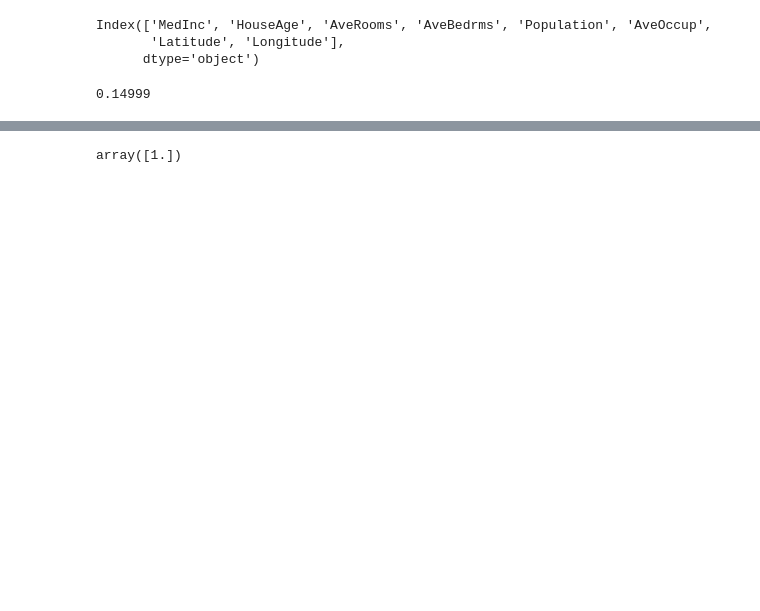
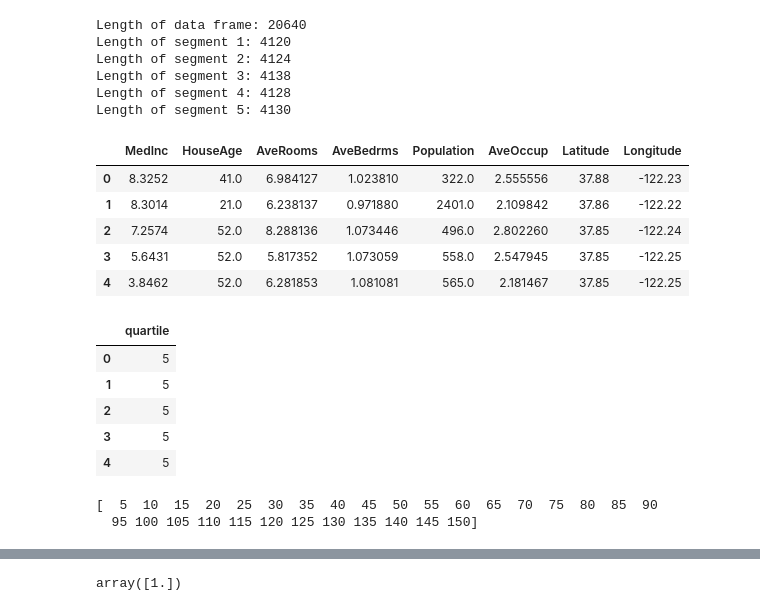
Before and after one commit to tjbrower/project8, a Jupyter notebook: Thomas's new code.ipynb, the cells around one changed output, grey strips where cells are left out. Drawn from its saved outputs; the diff is of its cells as text; code cells hidden in the pictures; blank space fills up the shorter version.

```diff
--- a/Thomas's new code.ipynb
+++ b/Thomas's new code.ipynb
@@ -62,8 +10,54 @@ To retain the current behavior and silence the warning, pass 'sort=True'.
-# %%
-display(df_x.columns)
-test_y = df_y.values
-# %% [output]
-Index(['MedInc', 'HouseAge', 'AveRooms', 'AveBedrms', 'Population', 'AveOccup',
-       'Latitude', 'Longitude'],
-      dtype='object')
-0.14999
+# %%
+# prepare data
+dummy = data.fetch_california_housing()
+df = pd.DataFrame(dummy.data, columns = dummy.feature_names)
+values = []
+q0 = np.min(dummy.target)
+q20 = np.percentile(dummy.target, 20)
+q40 = np.percentile(dummy.target, 40)
+q60 = np.percentile(dummy.target, 60)
+q80 = np.percentile(dummy.target, 80)
+q100 = np.max(dummy.target)
+for item in dummy.target:
+    if q0 <= item < q20:
+        values.append(1)
+    elif q20 <= item < q40:
+        values.append(2)
+    elif q40 <= item < q60:
+        values.append(3)
+    elif q60 <= item < q80:
+        values.append(4)
+    elif q80 <= item <= q100:
+        values.append(5)
+    else:
+        raise ValueError("Can't classify " + str(item) + " by its quartile")
+response = 'quartile'
+df[response] = values
+
+# verify that the data is split into five equal groups
+print(f'Length of data frame: {len(df)}')
+for i in range(1, 6):
+    print(f'Length of segment {i}: {len(df[df[response] == i])}')
+
+df_x = df.drop('quartile', axis =1)
+df_y = df[['quartile']]
+display(df_x.head(5), df_y.head())
+# %% [output]
+Length of data frame: 20640
+Length of segment 1: 4120
+Length of segment 2: 4124
+Length of segment 3: 4138
+Length of segment 4: 4128
+Length of segment 5: 4130
+|  | MedInc | HouseAge | AveRooms | AveBedrms | Population | AveOccup | Latitude | Longitude |
+| 0 | 8.3252 | 41.0 | 6.984127 | 1.023810 | 322.0 | 2.555556 | 37.88 | -122.23 |
+| 1 | 8.3014 | 21.0 | 6.238137 | 0.971880 | 2401.0 | 2.109842 | 37.86 | -122.22 |
+| 2 | 7.2574 | 52.0 | 8.288136 | 1.073446 | 496.0 | 2.802260 | 37.85 | -122.24 |
+| 3 | 5.6431 | 52.0 | 5.817352 | 1.073059 | 558.0 | 2.547945 | 37.85 | -122.25 |
+| 4 | 3.8462 | 52.0 | 6.281853 | 1.081081 | 565.0 | 2.181467 | 37.85 | -122.25 |
+|  | quartile |
+| 0 | 5 |
+| 1 | 5 |
+| 2 | 5 |
+| 3 | 5 |
+| 4 | 5 |
@@ -69,0 +67,12 @@ Index(['MedInc', 'HouseAge', 'AveRooms', 'AveBedrms', 'Population', 'AveOccup',
+# %%
+scaler = StandardScaler()
+
+# Fit only to the training data
+scaler.fit(x_train)
+
+# Now apply the transformations to the data:
+x_train = scaler.transform(x_train)
+x_test = scaler.transform(x_test)
+# %% [output]
+[  5  10  15  20  25  30  35  40  45  50  55  60  65  70  75  80  85  90
+  95 100 105 110 115 120 125 130 135 140 145 150]
```
Also changed, not shown: parts of 12 cells of this notebook, 1 other file.
